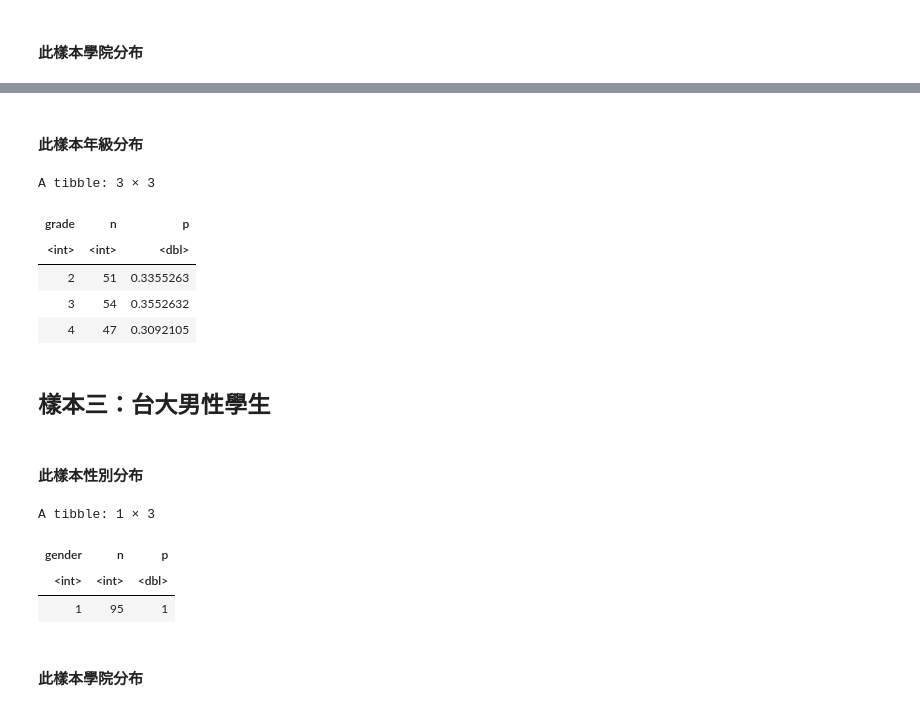
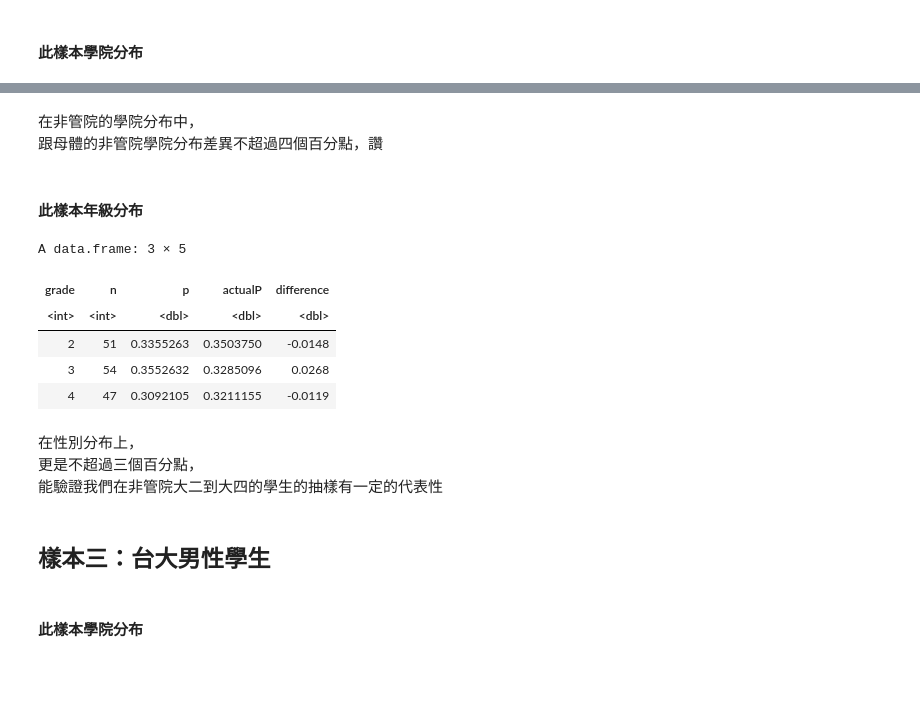
Before and after one commit to J-HowHuang/Elite-Project, a Jupyter notebook: ipynb/樣本檢驗.ipynb, the cells around one changed output, grey strips where cells are left out. Drawn from its saved outputs; the diff is of its cells as text; code cells hidden in the pictures; blank space fills up the shorter version.

```diff
--- a/ipynb/樣本檢驗.ipynb
+++ b/ipynb/樣本檢驗.ipynb
@@ -133,26 +179,28 @@ A tibble: 9 × 3
+# %% [markdown]
+在非管院的學院分布中，<br/>
+跟母體的非管院學院分布差異不超過四個百分點，讚
 # %% [markdown]
 #### 此樣本年級分布
 # %%
-sample %>% group_by(grade) %>% summarise(n=n()) %>% mutate(p = n / nrow(sample))
+actualP <- c(0.350374987,
+0.32850956,
+0.321115454
+)
+sample %>% group_by(grade) %>% summarise(n=n()) %>% mutate(p = n / nrow(sample)) %>% cbind(actualP) %>% mutate(difference = round(p - actualP, 4))
 # %% [output]
-A tibble: 3 × 3
+A data.frame: 3 × 5
-| grade | n | p |
-| <int> | <int> | <dbl> |
-| 2 | 51 | 0.3355263 |
-| 3 | 54 | 0.3552632 |
-| 4 | 47 | 0.3092105 |
+| grade | n | p | actualP | difference |
+| <int> | <int> | <dbl> | <dbl> | <dbl> |
+| 2 | 51 | 0.3355263 | 0.3503750 | -0.0148 |
+| 3 | 54 | 0.3552632 | 0.3285096 | 0.0268 |
+| 4 | 47 | 0.3092105 | 0.3211155 | -0.0119 |
+# %% [markdown]
+在性別分布上，<br/>
+更是不超過三個百分點，<br/>
+能驗證我們在非管院大二到大四的學生的抽樣有一定的代表性
 # %% [markdown]
 ## 樣本三：台大男性學生
 # %%
 sample <- data %>% filter(gender == 1)
-# %% [markdown]
-#### 此樣本性別分布
-# %%
-sample %>% group_by(gender) %>% summarise(n=n()) %>% mutate(p = n / nrow(sample))
-# %% [output]
-A tibble: 1 × 3
-| gender | n | p |
-| <int> | <int> | <dbl> |
-| 1 | 95 | 1 |
 # %% [markdown]
 #### 此樣本學院分布
```
Also changed, not shown: parts of 51 cells of this notebook, 25 other files.
